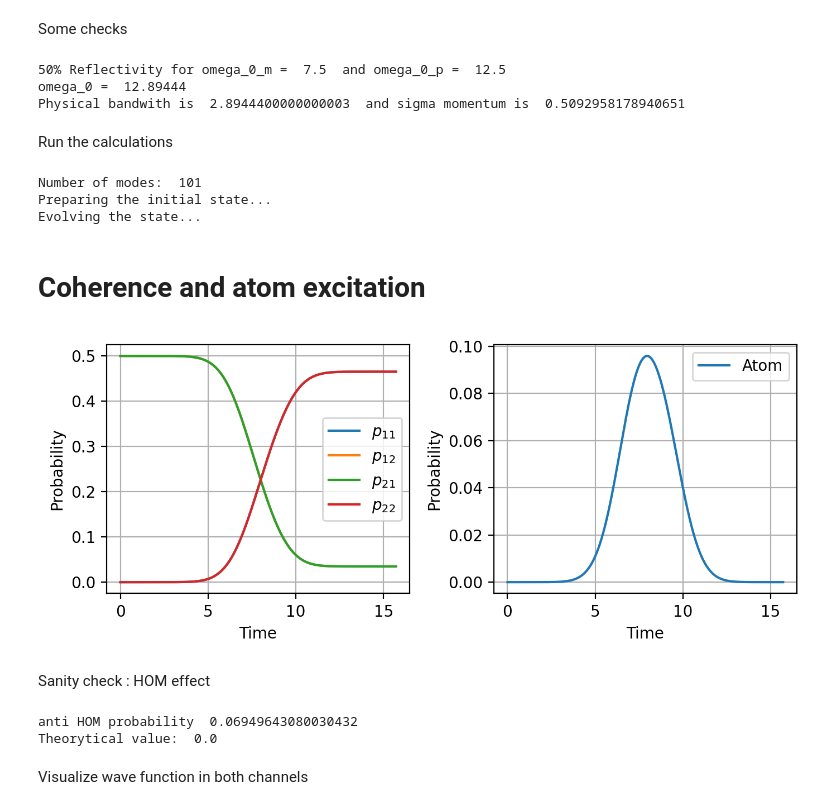
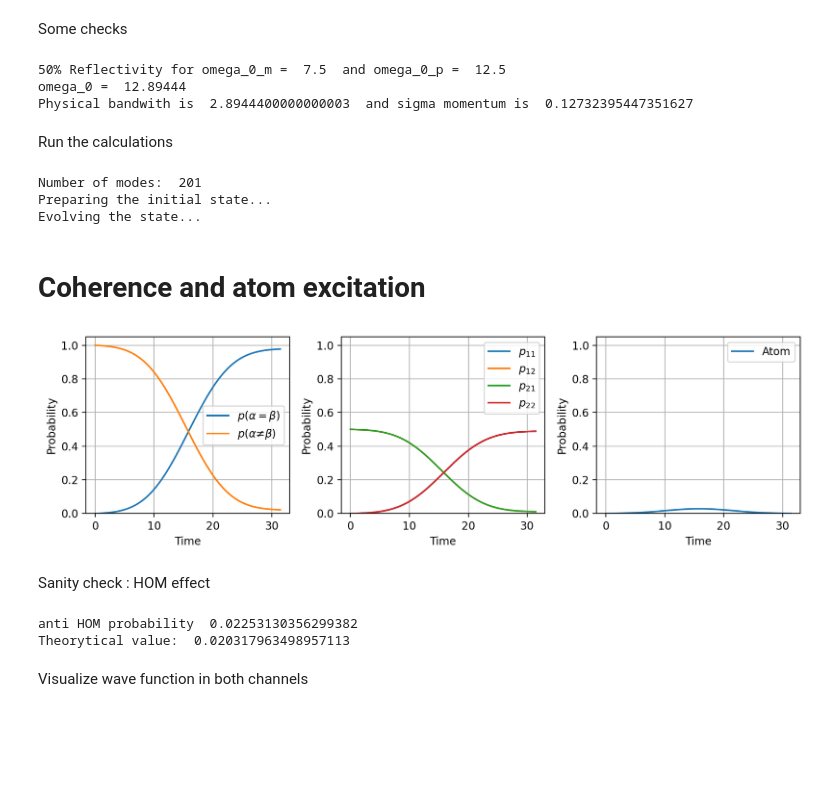
Before and after one commit to rpiron/nii_internship, a Jupyter notebook: beamsplitter/BS_interaction_fast_two_waveguide.ipynb, the cells around one changed output. Drawn from its saved outputs; the diff is of its cells as text; code cells hidden in the pictures; blank space fills up the shorter version.

Commit message:
checking behaviour against spread of the wavepacket

```diff
--- a/beamsplitter/BS_interaction_fast_two_waveguide.ipynb
+++ b/beamsplitter/BS_interaction_fast_two_waveguide.ipynb
@@ -170,7 +170,7 @@ def get_data_bs_fast(L, T, dt, omega_0, omega_A, omega_max, g_0, sigma, x_0, x_1
 # %% [markdown]
 Some checks
 # %%
-L = 10*pi
+L = 20*pi
 T = L/2
 dt = 0.01
 
@@ -182,10 +182,13 @@ omega_max = 20
 omega_A_phys = 10
 g_0_phys = 0.538
 
+#omega_A_phys = omega_A
+#g_0_phys = g_0
+
 omega_0 = omega_A_phys + 1*g_0_phys**2 * omega_A_phys
 
 #initial photon wavepacket parameters
-sigma = L/16
+sigma = L/8
 sigma_momentum = 1/sigma
 
 x_0 = -L/4
@@ -200,13 +203,13 @@ print("Physical bandwith is ", g_0_phys**2 * omega_A_phys, " and sigma momentum
 # %% [output]
 50% Reflectivity for omega_0_m =  7.5  and omega_0_p =  12.5
 omega_0 =  12.89444
-Physical bandwith is  2.8944400000000003  and sigma momentum is  0.5092958178940651
+Physical bandwith is  2.8944400000000003  and sigma momentum is  0.12732395447351627
 # %% [markdown]
 Run the calculations
 # %%
 c_array, b1_array, b2_array, k_tab_individual = get_data_bs_fast(L, T, dt, omega_0, omega_A, omega_max, g_0, sigma, x_0, x_1, print_info = True, progress_bar=True)
 # %% [output]
-Number of modes:  101
+Number of modes:  201
 Preparing the initial state...
 Evolving the state...
 # %% [markdown]
@@ -238,40 +241,47 @@ for i in tqdm(range(nb_pts_time)):
     p_21[i] = np.sum(np.abs(c_current[n_modes:, :n_modes])**2)
     p_22[i] = np.sum(np.abs(c_current[n_modes:, n_modes:])**2)
 # %%
-fig, ax = plt.subplots(1,2, figsize=(7,3), dpi=resol)
+fig, ax = plt.subplots(1,3, figsize=(10,3), dpi=resol)
 
-ax[0].plot(time_array, p_11, label="$p_{11}$")
-ax[0].plot(time_array, p_12, label="$p_{12}$")
-ax[0].plot(time_array, p_21, label="$p_{21}$")
-ax[0].plot(time_array, p_22, label="$p_{22}$")
+ax[0].plot(time_array, p_11 + p_22, label=r'$p(\alpha = \beta)$')
+ax[0].plot(time_array, p_12 + p_21, label=r'$p(\alpha \ne \beta)$')
 ax[0].set_xlabel('Time')
 ax[0].set_ylabel('Probability')
 ax[0].legend()
 ax[0].grid()
-#ax[0].set_ylim([0,0.55])
+ax[0].set_ylim([0,1.05])
 
 
-ax[1].plot(time_array, atom_excitation,label='Atom')
+ax[1].plot(time_array, p_11, label="$p_{11}$")
+ax[1].plot(time_array, p_12, label="$p_{12}$")
+ax[1].plot(time_array, p_21, label="$p_{21}$")
+ax[1].plot(time_array, p_22, label="$p_{22}$")
 ax[1].set_xlabel('Time')
 ax[1].set_ylabel('Probability')
 ax[1].legend()
 ax[1].grid()
-#ax[1].set_ylim([0,0.55])
+ax[1].set_ylim([0,1.05])
+
+
+ax[2].plot(time_array, atom_excitation,label='Atom')
+ax[2].set_xlabel('Time')
+ax[2].set_ylabel('Probability')
+ax[2].legend()
+ax[2].grid()
+ax[2].set_ylim([0,1.05])
 
 fig.tight_layout()
 plt.show()
 # %% [output]
-[figure, old version]
+[figure, new version]
 # %% [markdown]
 Sanity check : HOM effect
 # %%
-#print("Final overlap: ", overlap_tab[-1])
 print("anti HOM probability ", 1 - p_11[-1] - p_22[-1])
-#print("Sanity check ", p_12[-1] + p_21[-1])
-print("Theorytical value: ", 0.5 * (1 - np.exp(-0.5 * (np.abs(x_0 - x_1) / sigma)**2)))
+print("Theorytical value: ", 1 / (np.sqrt(2*pi) * sigma * gamma) * np.exp(- (delta_x**2) / (2*sigma**2)) + + 0.5*(1- np.exp(- (delta_x**2) / (2*sigma**2))))
 # %% [output]
-anti HOM probability  0.06949643080030432
-Theorytical value:  0.0
+anti HOM probability  0.02253130356299382
+Theorytical value:  0.020317963498957113
 # %% [markdown]
 Visualize wave function in both channels
 # %%
```
Also changed, not shown: parts of 18 cells of this notebook, 1 other file.
